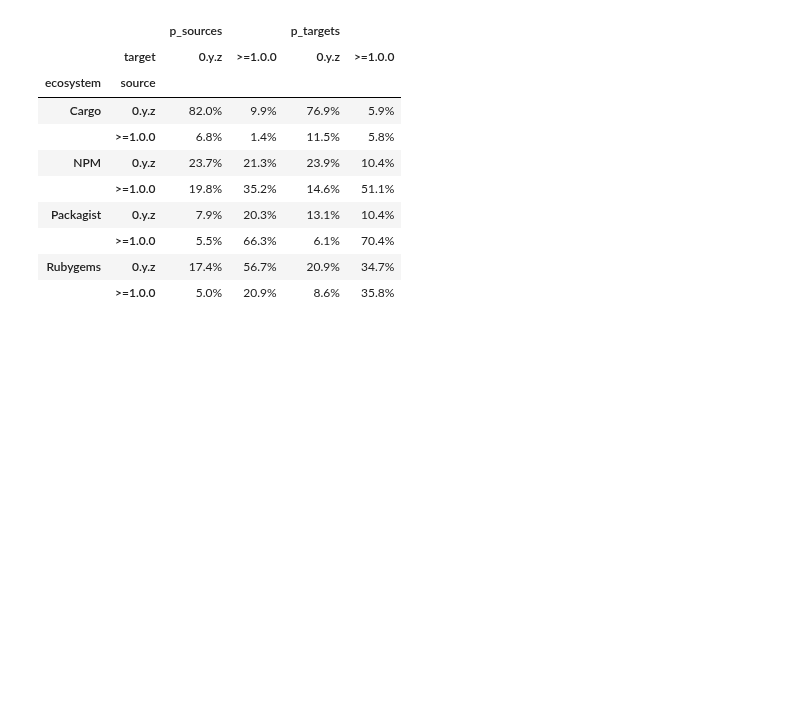
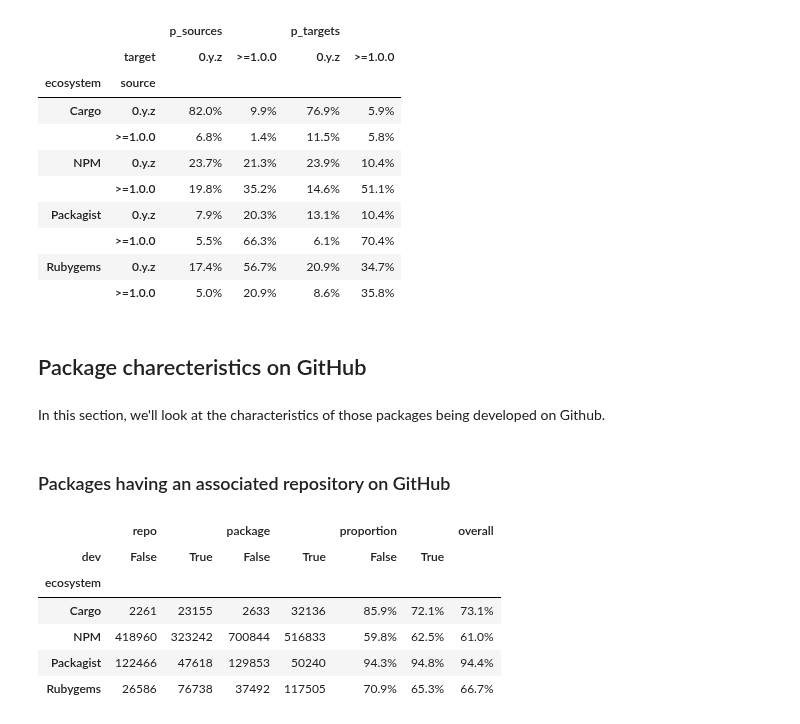
Before and after one commit to AlexandreDecan/secos-zero, a Jupyter notebook: notebooks/Magic zero.ipynb, the cells around one changed output. Saved outputs shown, nothing was run; the diff lists cells and outputs as text; code cells hidden in the pictures; blank space fills up the shorter version.

```diff
--- a/notebooks/Magic zero.ipynb
+++ b/notebooks/Magic zero.ipynb
@@ -1129,3 +1145,47 @@ ndata = pandas.DataFrame(columns=['ecosystem', 'source', 'target', 'sources', 'p
 |  | >=1.0.0 | 5.5% | 66.3% | 6.1% | 70.4% |
 | Rubygems | 0.y.z | 17.4% | 56.7% | 20.9% | 34.7% |
 |  | >=1.0.0 | 5.0% | 20.9% | 8.6% | 35.8% |
+# %% [markdown]
+## Package charecteristics on GitHub
+# %% [markdown]
+In this section, we'll look at the characteristics of those packages being developed on Github.
+# %% [markdown]
+### Packages having an associated repository on GitHub
+# %%
+data = pandas.concat([
+    df_repositories[ecosystem]
+    .merge(
+        (
+            df_releases[ecosystem]
+            .sort_values('rank')
+            .drop_duplicates('package', keep='last')
+            .assign(dev=lambda d: d['major'] == 0)
+            [['package', 'dev']]
+        ),
+        how='outer',
+        on='package',
+    )
+    .assign(repo=lambda d: ~d['repository'].isnull())
+    .assign(ecosystem=ecosystem)
+    [['ecosystem', 'package', 'repo', 'dev']]
+    for ecosystem in ECOSYSTEMS],
+    axis=0
+)
+# %%
+(
+    data
+    .groupby(['ecosystem', 'dev'], sort=False, as_index=False)
+    .agg({'repo': 'sum', 'package': 'count'})
+    .assign(proportion=lambda d: d['repo'] / d['package'])
+    .pivot('ecosystem', 'dev', ['repo', 'package', 'proportion'])
+    .assign(overall=lambda d: d['repo'].sum(axis=1) / d['package'].sum(axis=1))
+    .style.format('{:.1%}', subset=['proportion', 'overall']).background_gradient(axis=None, subset=['proportion', 'overall'])
+)
+# %% [output]
+|  | repo |  | package |  | proportion |  | overall |
+| dev | False | True | False | True | False | True |  |
+| ecosystem |  |  |  |  |  |  |  |
+| Cargo | 2261 | 23155 | 2633 | 32136 | 85.9% | 72.1% | 73.1% |
+| NPM | 418960 | 323242 | 700844 | 516833 | 59.8% | 62.5% | 61.0% |
+| Packagist | 122466 | 47618 | 129853 | 50240 | 94.3% | 94.8% | 94.4% |
+| Rubygems | 26586 | 76738 | 37492 | 117505 | 70.9% | 65.3% | 66.7% |
```
Also changed, not shown: parts of 7 cells of this notebook.
